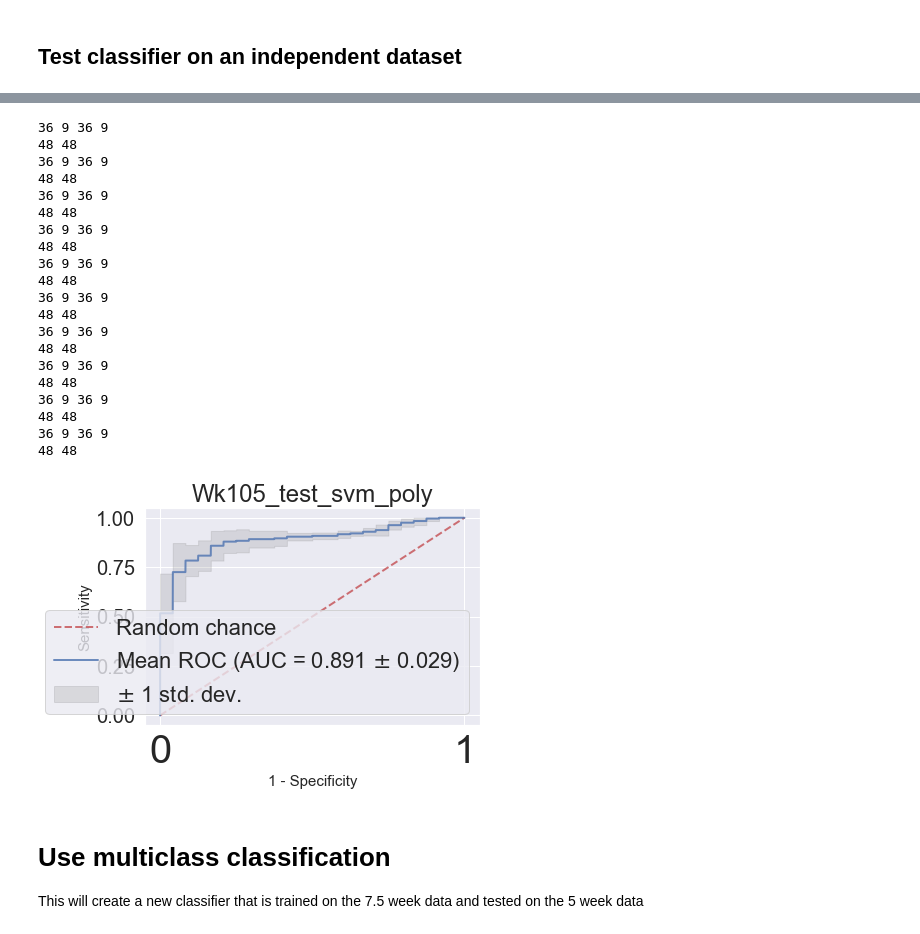
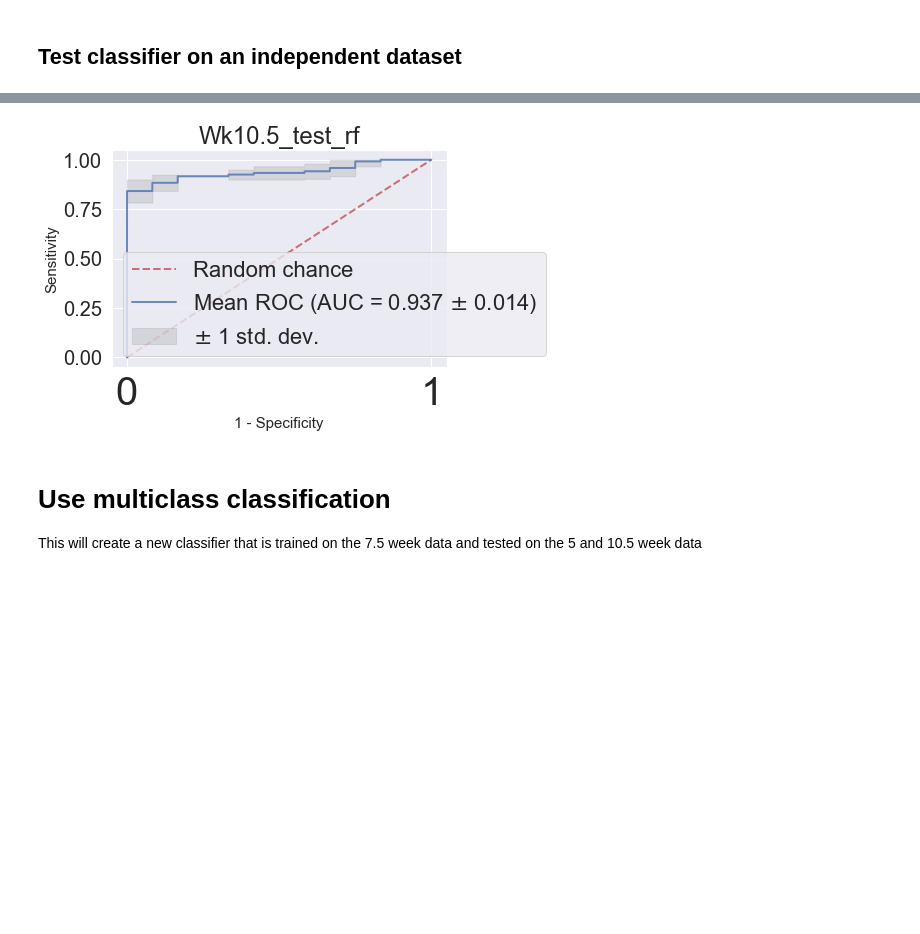
Before and after one commit to avaamini/protease_activity_analysis, a Jupyter notebook: notebooks/In_vivo_demo.ipynb, the cells around one changed output, grey strips where cells are left out. Saved outputs shown, nothing was run; the diff lists cells and outputs as text; code cells hidden in the pictures; blank space fills up the shorter version.

```diff
--- a/notebooks/In_vivo_demo.ipynb
+++ b/notebooks/In_vivo_demo.ipynb
@@ -191,8 +191,8 @@ Wk5X, Wk5Y, Wk5df, Wk5X_test, Wk5Y_test, Wk5df_test = Wk5data_for_class.make_cla
 # %%
 # Create and validate the classifier
 
-# Can change the classifier from 'svm' to 'rf' (Random forest) or 'lr' (Logistic regression)
-classifier = 'svm'
+# Can change the classifier from 'rf' to 'svm' (Support vector machine) or 'lr' (Logistic regression)
+classifier = 'rf'
 classifier_name = classifier
 
 # Can change the kernel to poly, linear, rbf
@@ -391,52 +351,32 @@ KP105wk.data_to_pkl(save_name)
 # %%
 # At this timepoint, we saw clear separation between the healthy and control mice based on PCA
 # We can evaluate the performance of the 7.5 week classifier to diagnose cancer at this timepoint
 # by treating the 10.5 week data as an indepdent test sete.
 
 # Create the training and validation subsets
 files = ['outputs/KP10.5wks_mean.pkl']
 Wk105_data_for_class = paa.syneos.SyneosDataset(save_dir=out_path, save_name=save_name, file_list=files)
 Wk105X, Wk105Y, Wk105df, Wk105X_test, Wk105Y_test, Wk105df_test = Wk105_data_for_class.make_class_dataset(
         'KP',
         'KP',
         'Control',
         'Control'
     )
 
 val_class_dict, test_class_dict = paa.classify.classify_kfold_roc(
                 Wk75X, Wk75Y, classifier, kernel, 10, 'KP', False,
                 None, Wk105X, Wk105Y)
 
 tprs_test = test_class_dict["tprs"]
 aucs_test = test_class_dict["aucs"]
 
-save_name_test = 'Wk105' + "_test_" + classifier_name
+save_name_test = 'Wk10.5' + "_test_" + classifier_name
 paa.vis.plot_kfold_roc(tprs_test, aucs_test, out_path, save_name_test, show_sd=True)
 # %% [output]
-36 9 36 9
-48 48
-36 9 36 9
-48 48
-36 9 36 9
-48 48
-36 9 36 9
-48 48
-36 9 36 9
-48 48
-36 9 36 9
-48 48
-36 9 36 9
-48 48
-36 9 36 9
-48 48
-36 9 36 9
-48 48
-36 9 36 9
-48 48
-[figure, old version]
+[figure, new version]
 # %% [markdown]
 # Use multiclass classification
-This will create a new classifier that is trained on the 7.5 week data and tested on the 5 week data
+This will create a new classifier that is trained on the 7.5 week data and tested on the 5 and 10.5 week data
 # %%
 # Split up the samples into training, validation, and testing groups that are amenable to multiclassification
 
```
Also changed, not shown: parts of 14 cells of this notebook.
